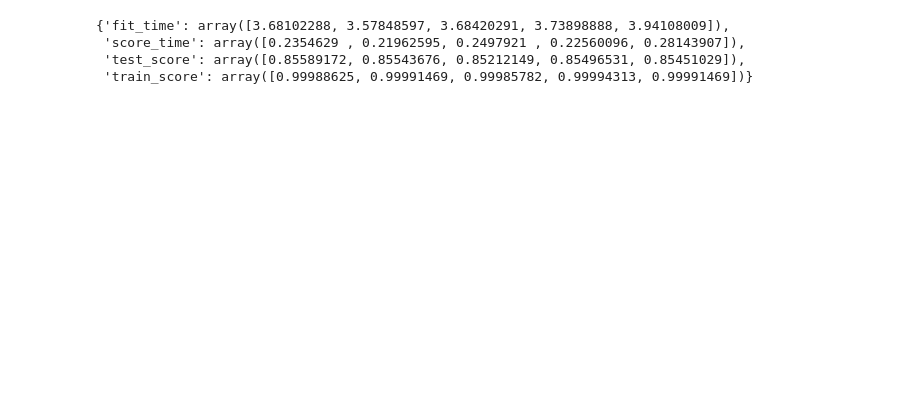
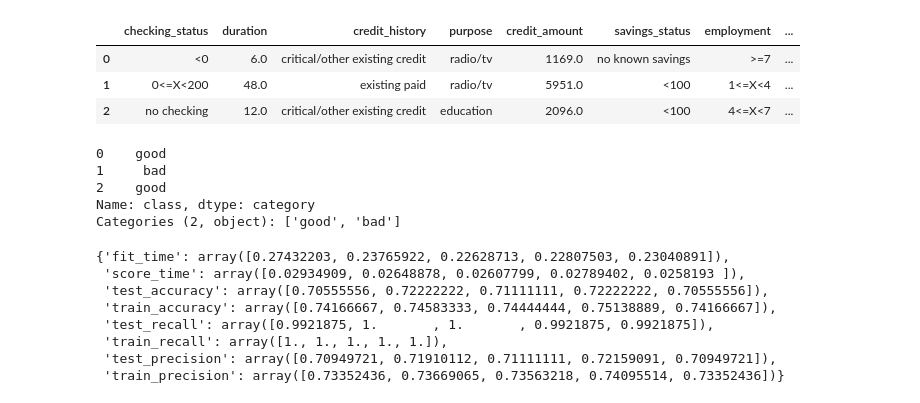
Before and after one commit to vitostamatti/sklearn-importance-feature-selection, a Jupyter notebook: notebooks/01-classification-example.ipynb, the cells around one changed output. Cells and saved outputs as stored; diff of their text form; code cells hidden in the pictures; blank space fills up the shorter version.

```diff
--- a/notebooks/01-classification-example.ipynb
+++ b/notebooks/01-classification-example.ipynb
@@ -44 +96,16 @@ memory usage: 2.6 MB
+# %%
+X.head(3)
+# %% [output]
+|  | checking_status | duration | credit_history | purpose | credit_amount | savings_status | employment | ... |
+| 0 | <0 | 6.0 | critical/other existing credit | radio/tv | 1169.0 | no known savings | >=7 | ... |
+| 1 | 0<=X<200 | 48.0 | existing paid | radio/tv | 5951.0 | <100 | 1<=X<4 | ... |
+| 2 | no checking | 12.0 | critical/other existing credit | education | 2096.0 | <100 | 4<=X<7 | ... |
+# %%
+y.head(3)
+# %% [output]
+0    good
+1     bad
+2    good
+Name: class, dtype: category
+Categories (2, object): ['good', 'bad']
 # %%
@@ -81,17 +153,36 @@ fu_base = FeatureUnion([
 # %%
 # Baseline
 label_encoder = LabelEncoder()
+
 y_train = label_encoder.fit_transform(y_train)
+
 rf_base = make_pipeline(
     fu_base,
-    RandomForestClassifier()
+    RandomForestClassifier(
+        n_estimators=150,
+        max_depth=6,
+        class_weight={i:sum(y_train==i)/y_train.shape[0] for i in np.unique(y_train)},
+        random_state=123
+        )
 )
-cross_validate(rf_base, X_train, y_train, scoring='accuracy', cv=5, return_train_score=True)
+
+cross_validate(
+    rf_base,
+    X_train,
+    y_train,
+    scoring=['accuracy','recall','precision'],
+    cv=5,
+    return_train_score=True
+)
 # %% [output]
-{'fit_time': array([3.68102288, 3.57848597, 3.68420291, 3.73898888, 3.94108009]),
- 'score_time': array([0.2354629 , 0.21962595, 0.2497921 , 0.22560096, 0.28143907]),
- 'test_score': array([0.85589172, 0.85543676, 0.85212149, 0.85496531, 0.85451029]),
- 'train_score': array([0.99988625, 0.99991469, 0.99985782, 0.99994313, 0.99991469])}
+{'fit_time': array([0.27432203, 0.23765922, 0.22628713, 0.22807503, 0.23040891]),
+ 'score_time': array([0.02934909, 0.02648878, 0.02607799, 0.02789402, 0.0258193 ]),
+ 'test_accuracy': array([0.70555556, 0.72222222, 0.71111111, 0.72222222, 0.70555556]),
+ 'train_accuracy': array([0.74166667, 0.74583333, 0.74444444, 0.75138889, 0.74166667]),
+ 'test_recall': array([0.9921875, 1.       , 1.       , 0.9921875, 0.9921875]),
+ 'train_recall': array([1., 1., 1., 1., 1.]),
+ 'test_precision': array([0.70949721, 0.71910112, 0.71111111, 0.72159091, 0.70949721]),
+ 'train_precision': array([0.73352436, 0.73669065, 0.73563218, 0.74095514, 0.73352436])}
 # %%
 rf_base.fit(X_train, y_train)
 # %% [output]
```
Also changed, not shown: parts of 32 cells of this notebook, 2 other files.
